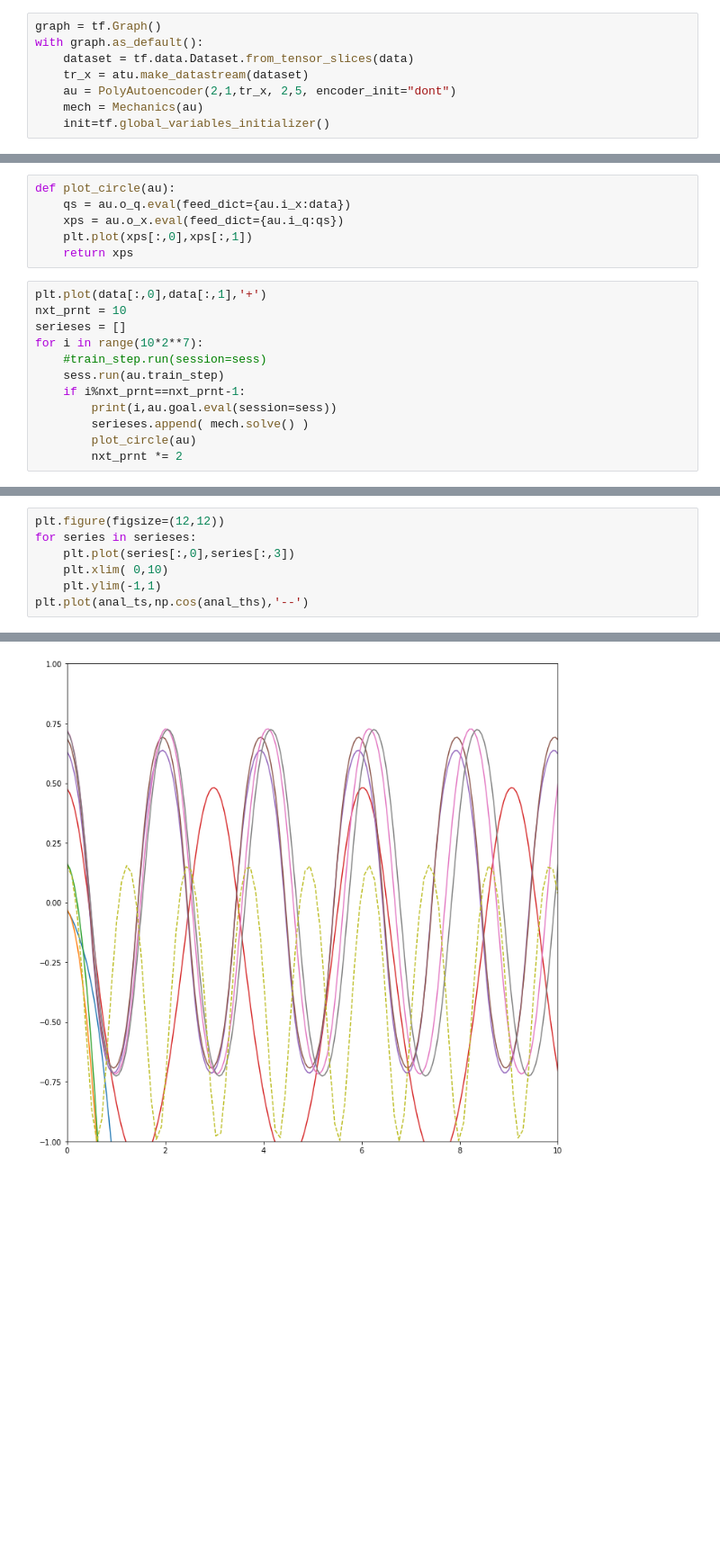
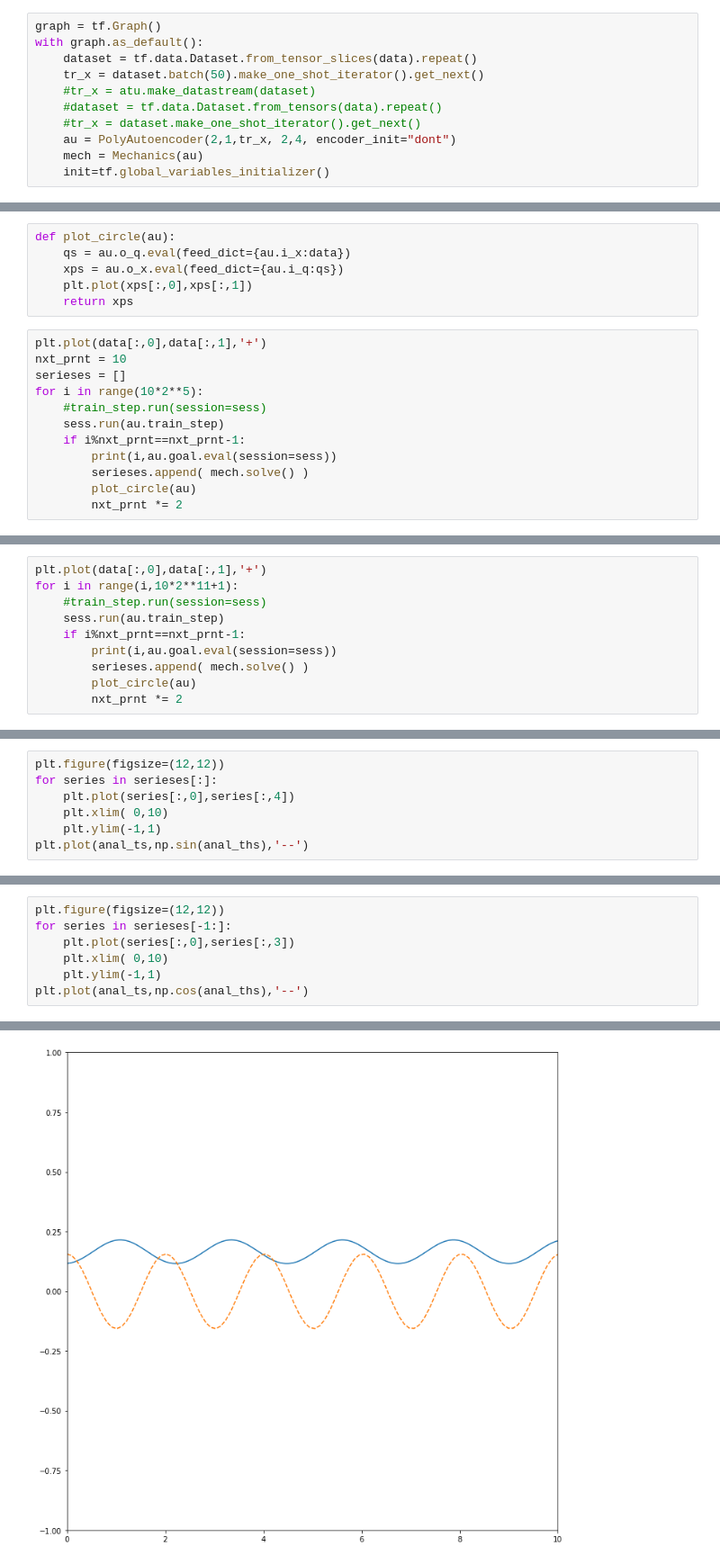
Before and after one commit to afqueiruga/LatentPrimaries, a Jupyter notebook: Section3_pendulum.ipynb, the cells around one changed output, grey strips where cells are left out. Shown at 90% size. Drawn from its saved outputs; the diff is of its cells as text; blank space fills up the shorter version.

```diff
--- a/Section3_pendulum.ipynb
+++ b/Section3_pendulum.ipynb
@@ -106,9 +106,12 @@ class Mechanics():
 # %%
 graph = tf.Graph()
 with graph.as_default():
-    dataset = tf.data.Dataset.from_tensor_slices(data)
-    tr_x = atu.make_datastream(dataset)
-    au = PolyAutoencoder(2,1,tr_x, 2,5, encoder_init="dont")
+    dataset = tf.data.Dataset.from_tensor_slices(data).repeat()
+    tr_x = dataset.batch(50).make_one_shot_iterator().get_next()
+    #tr_x = atu.make_datastream(dataset)
+    #dataset = tf.data.Dataset.from_tensors(data).repeat()
+    #tr_x = dataset.make_one_shot_iterator().get_next()
+    au = PolyAutoencoder(2,1,tr_x, 2,4, encoder_init="dont")
     mech = Mechanics(au)
     init=tf.global_variables_initializer()
 # %% [output]
@@ -146,7 +149,7 @@ def plot_circle(au):
 plt.plot(data[:,0],data[:,1],'+')
 nxt_prnt = 10
 serieses = []
-for i in range(10*2**7):
+for i in range(10*2**5):
     #train_step.run(session=sess)
     sess.run(au.train_step)
     if i%nxt_prnt==nxt_prnt-1:
@@ -166,0 +168,10 @@ for i in range(10*2**7):
+# %%
+plt.plot(data[:,0],data[:,1],'+')
+for i in range(i,10*2**11+1):
+    #train_step.run(session=sess)
+    sess.run(au.train_step)
+    if i%nxt_prnt==nxt_prnt-1:
+        print(i,au.goal.eval(session=sess))
+        serieses.append( mech.solve() )
+        plot_circle(au)
+        nxt_prnt *= 2
@@ -166,0 +184,7 @@ for i in range(10*2**7):
+# %%
+plt.figure(figsize=(12,12))
+for series in serieses[:]:
+    plt.plot(series[:,0],series[:,4])
+    plt.xlim( 0,10)
+    plt.ylim(-1,1)
+plt.plot(anal_ts,np.sin(anal_ths),'--')
@@ -167,10 +194,10 @@ for i in range(10*2**7):
 # %%
 plt.figure(figsize=(12,12))
-for series in serieses:
+for series in serieses[-1:]:
     plt.plot(series[:,0],series[:,3])
     plt.xlim( 0,10)
     plt.ylim(-1,1)
 plt.plot(anal_ts,np.cos(anal_ths),'--')
 # %% [output]
 [<matplotlib.lines.Line2D at 0x...>]
-[figure, old version]
+[figure, new version]
```
Also changed, not shown: parts of 11 cells of this notebook, 2 other files.
